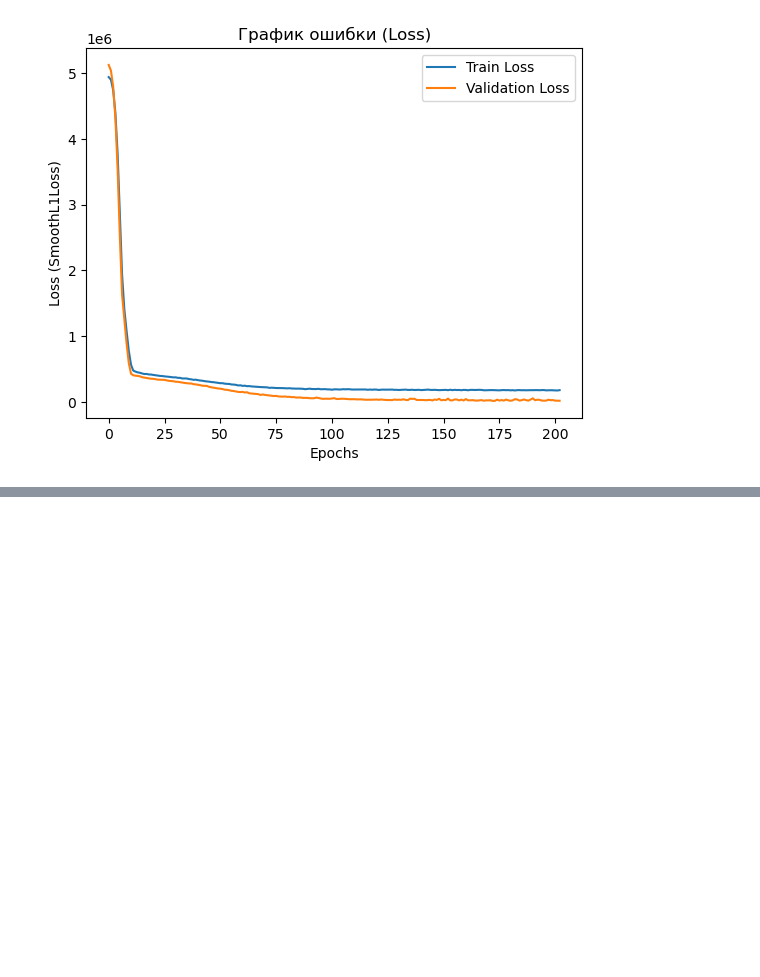
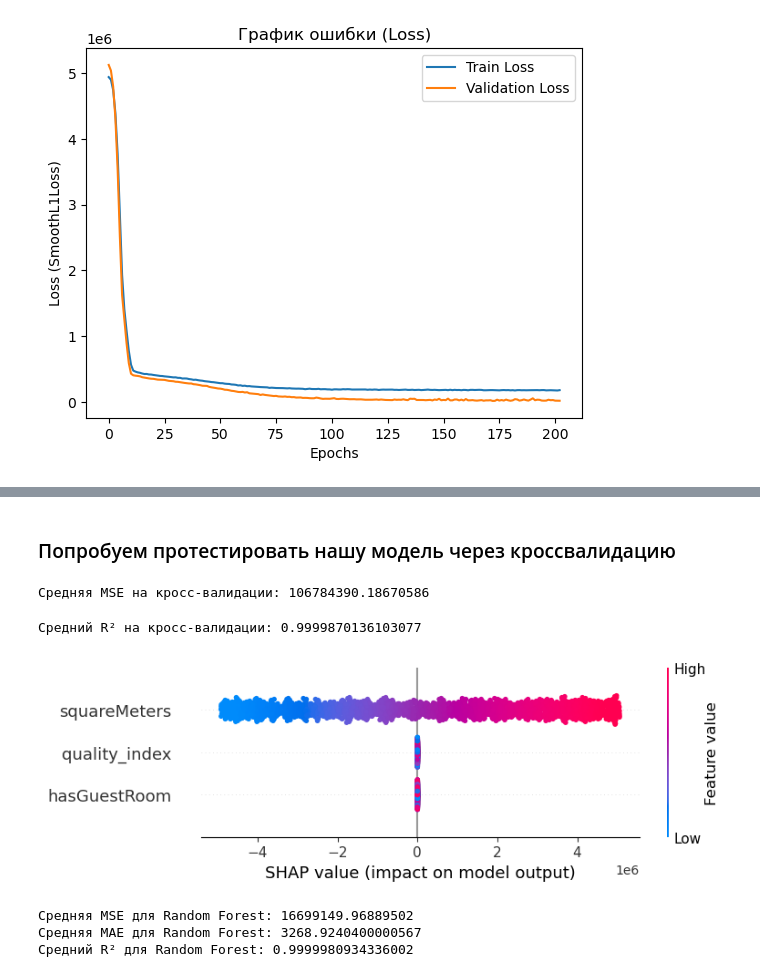
Before and after one commit to Saatarko/HomeworkDS, a Jupyter notebook: Homework_torch_paris.ipynb, the cells around one changed output, grey strips where cells are left out. Drawn from its saved outputs; the diff is of its cells as text; code cells hidden in the pictures; blank space fills up the shorter version.

```diff
--- a/Homework_torch_paris.ipynb
+++ b/Homework_torch_paris.ipynb
@@ -201,5 +218,9 @@ quality_index = pca.fit_transform(X_prob3)
 # Создаём финальный DataFrame с новым признаком
 X_final = pd.DataFrame(quality_index, columns=['quality_index'])
 
+# Добавляем столбцы 'hasGuestRoom' и 'squareMeters' из основного датасета
+X_final['hasGuestRoom'] = df['hasGuestRoom']
+X_final['squareMeters'] = df['squareMeters']
+
 # Проверяем форму данных
 print(X_final.shape)
@@ -672,0 +775,9 @@ plt.show()
+# %%
+X_train_final, X_test_final, y_train_final, y_test_final = train_test_split(X_final, y, test_size=0.2, random_state=42)
+# %%
+X_train_final, X_val_final, y_train_final, y_val_final = train_test_split(X_train_final, y_train_final, test_size=0.2, random_state=42)
+# %%
+scaler = StandardScaler()
+X_train_scaled = scaler.fit_transform(X_train_final)
+X_val_scaled = scaler.transform(X_val_final)
+X_test_scaled = scaler.transform(X_test_final)
@@ -672,0 +1036,2 @@ plt.show()
+# %% [markdown]
+### Попробуем протестировать нашу модель через кроссвалидацию
@@ -672,0 +1073,51 @@ plt.show()
+# %%
+# Теперь используем этот регрессор в cross_val_score
+model_pytorch = PyTorchRegressor(model=model_final, learning_rate=0.001, epochs=100)
+
+mse_scorer = make_scorer(mean_squared_error)
+
+cv_scores = cross_val_score(model_pytorch, X_train_scaled, y_train_final, cv=5, scoring=mse_scorer)
+
+print(f"Средняя MSE на кросс-валидации: {np.mean(cv_scores)}")
+# %% [output]
+Средняя MSE на кросс-валидации: 106784390.18670586
+# %%
+cv_scores = cross_val_score(model_pytorch, X_train_scaled, y_train_final, cv=5, scoring='r2')
+
+# Среднее значение R² на кросс-валидации
+print(f"Средний R² на кросс-валидации: {np.mean(cv_scores)}")
+# %% [output]
+Средний R² на кросс-валидации: 0.9999870136103077
+# %%
+# Обучаем RF
+feature_names = X_final.columns
+
+# Обучаем модель RandomForest
+rf_model = RandomForestRegressor(n_estimators=100, random_state=42)
+rf_model.fit(X_train_scaled, y_train_final)
+
+# Используем TreeExplainer
+rf_explainer = shap.TreeExplainer(rf_model)
+shap_values_rf = rf_explainer.shap_values(X_test_scaled)
+
+# Визуализация
+shap.summary_plot(shap_values_rf, X_test_scaled, feature_names=feature_names)
+# %% [output]
+[figure, added]
+# %%
+# Прогнозируем на тестовых данных
+y_pred_rf = rf_model.predict(X_test_scaled)
+
+# Вычисляем MSE, MAE, и R² для случайного леса
+mse_rf = mean_squared_error(y_test_final, y_pred_rf)
+mae_rf = mean_absolute_error(y_test_final, y_pred_rf)
+r2_rf = r2_score(y_test_final, y_pred_rf)
+
+# Выводим результаты
+print(f"Средняя MSE для Random Forest: {mse_rf}")
+print(f"Средняя MAE для Random Forest: {mae_rf}")
+print(f"Средний R² для Random Forest: {r2_rf}")
+# %% [output]
+Средняя MSE для Random Forest: 16699149.96889502
+Средняя MAE для Random Forest: 3268.9240400000567
+Средний R² для Random Forest: 0.9999980934336002
```
Also changed, not shown: parts of 32 cells of this notebook, 11 other files.
